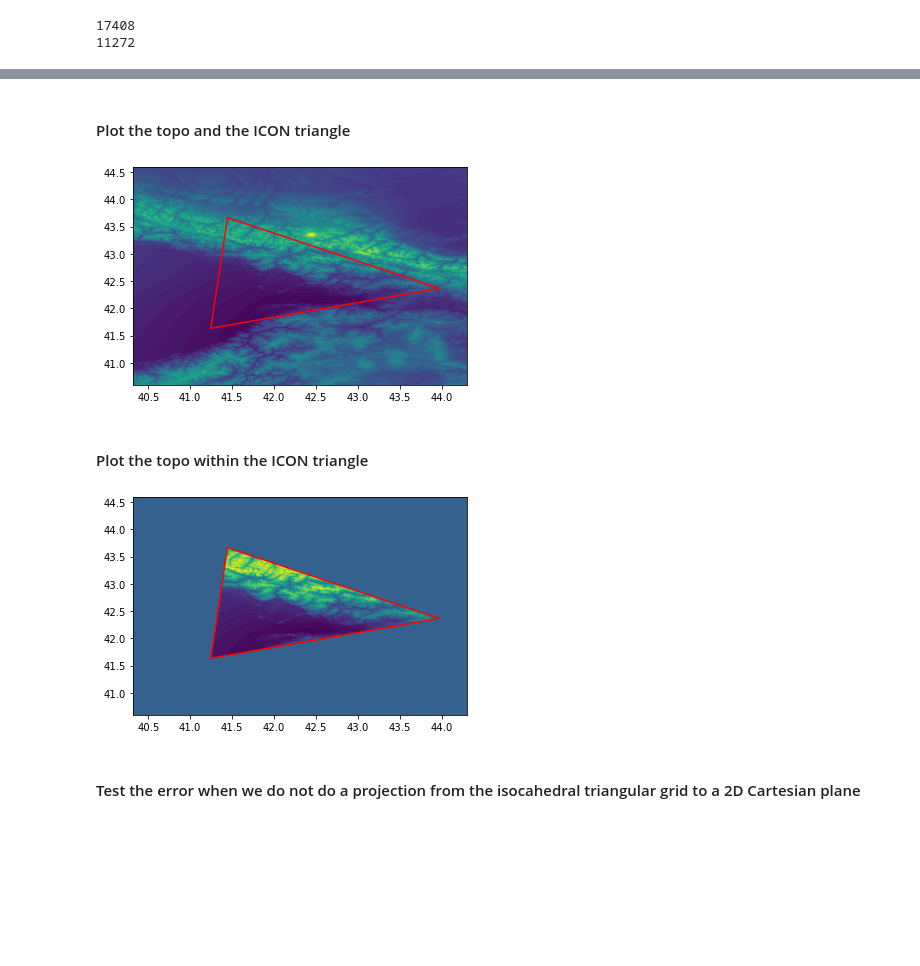
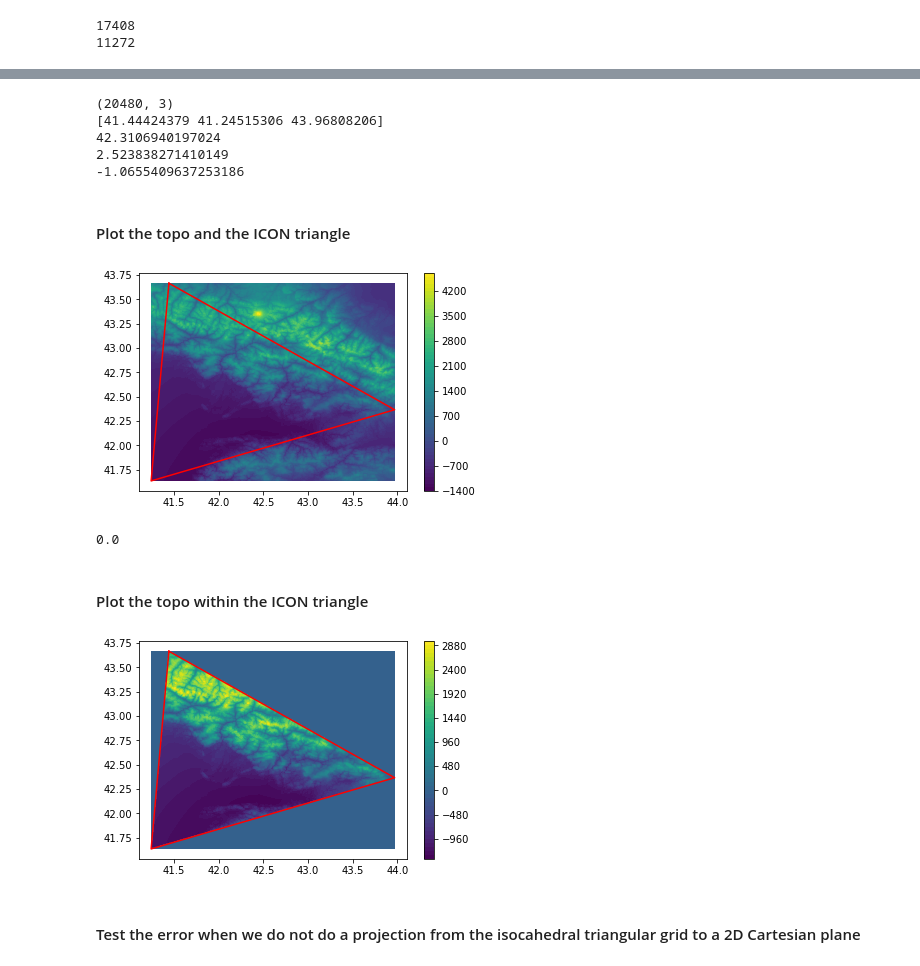
Before and after one commit to ray-chew/CSAM-Fortran, a Jupyter notebook: notebooks/spectrumSGS_ICONgrid_test.ipynb, the cells around one changed output, grey strips where cells are left out. Cells and saved outputs as stored; diff of their text form; code cells hidden in the pictures; blank space fills up the shorter version.

```diff
--- a/notebooks/spectrumSGS_ICONgrid_test.ipynb
+++ b/notebooks/spectrumSGS_ICONgrid_test.ipynb
@@ -96,3 +162,17 @@ Wall time: 18.9 s
+# %%
+print(clon_vertices.shape)
+print(clon_vertices[vid,:])
+clv = clon_vertices[vid,:]
+
+print(clon[vid])
+print(clv[2]-clv[0])
+print(clv.min() - clon[vid])
+# %% [output]
+(20480, 3)
+[41.44424379 41.24515306 43.96808206]
+42.3106940197024
+2.523838271410149
+-1.0655409637253186
 # %% [markdown]
 #### Plot the topo and the ICON triangle
 # %%
@@ -100,9 +180,14 @@ plt.contourf(lon,lat,z,60)
 x = np.append(clon_vertices[vid,:],clon_vertices[vid,0])
 y = np.append(clat_vertices[vid,:],clat_vertices[vid,0])
 plt.plot(x,y,'-r')
+plt.colorbar()
 plt.show()
 # %% [output]
-[figure, old version]
+[figure, new version]
+# %%
+print(z.max())
+# %% [output]
+0.0
 # %% [markdown]
 #### Plot the topo within the ICON triangle
 # %%
@@ -111,14 +196,15 @@ vj = clon_vertices[vid,:]
 inout = [pointInTriangle(vi,vj,i,j) for i in lat for j in lon]
 inout = np.array(inout).reshape(len(lat),len(lon))
 z_masked = z*inout
-
-plt.contourf(lon,lat,z_masked,60)
-x = np.append(clon_vertices[vid,:],clon_vertices[vid,0])
-y = np.append(clat_vertices[vid,:],clat_vertices[vid,0])
-plt.plot(x,y,'-r')
-plt.show()
-# %% [output]
-[figure, removed]
+# %%
+plt.contourf(lon,lat,z_masked,60)
+x = np.append(clon_vertices[vid,:],clon_vertices[vid,0])
+y = np.append(clat_vertices[vid,:],clat_vertices[vid,0])
+plt.plot(x,y,'-r')
+plt.colorbar()
+plt.show()
+# %% [output]
+[figure, added]
 # %% [markdown]
 #### Test the error when we do not do a projection from the isocahedral triangular grid to a 2D Cartesian plane
 # %%
```
Also changed, not shown: parts of 9 cells of this notebook, 2 other files.
